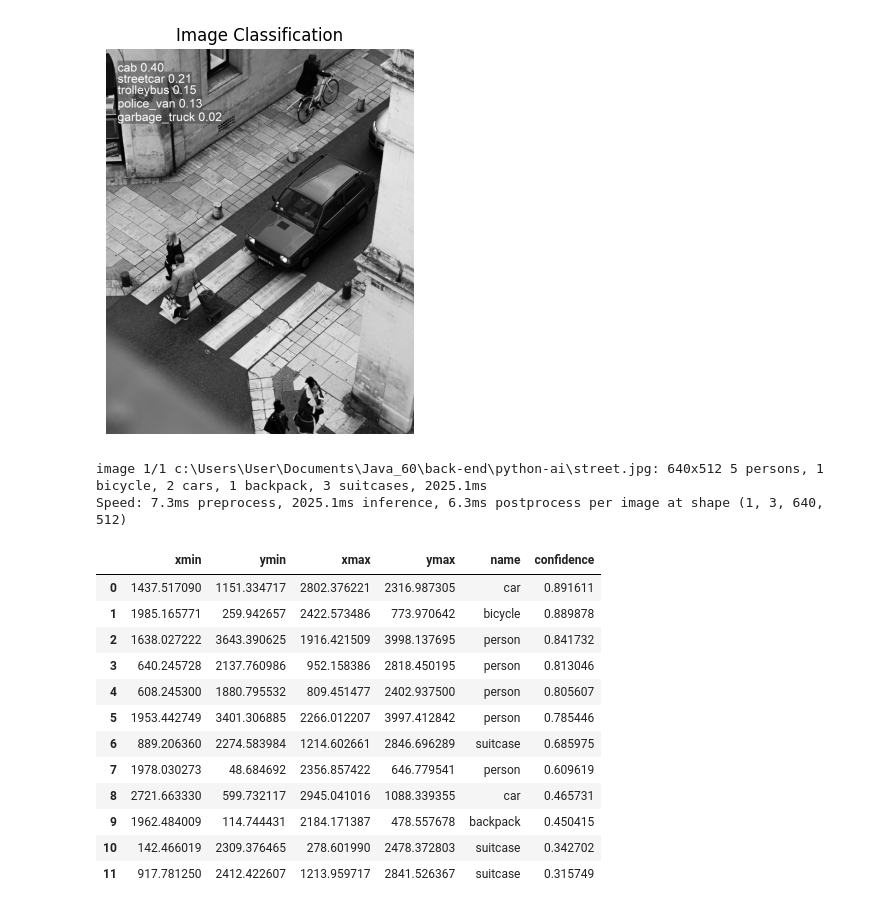
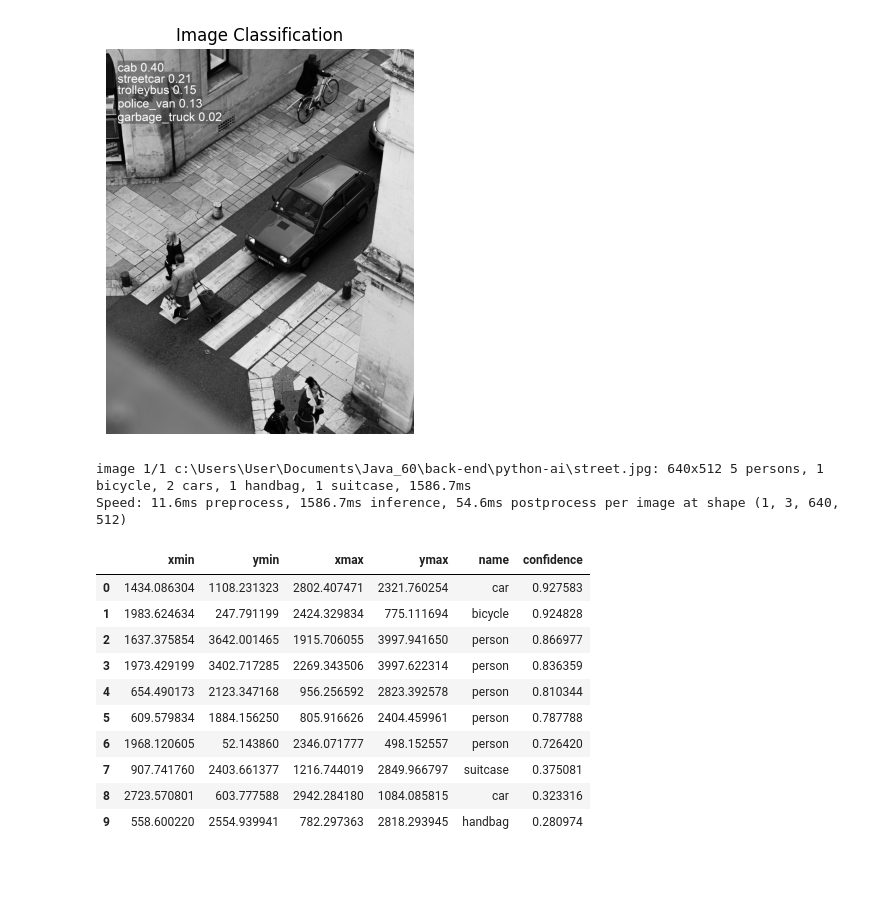
Before and after one commit to java-60TelRan/python-ai, a Jupyter notebook: yolo_test_nb.ipynb, the cells around one changed output. Cells and saved outputs as stored; diff of their text form; code cells hidden in the pictures; blank space fills up the shorter version.

```diff
--- a/yolo_test_nb.ipynb
+++ b/yolo_test_nb.ipynb
@@ -41,31 +41,29 @@ Speed: 203.7ms preprocess, 700.0ms inference, 1.2ms postprocess per image at sha
 [figure]
 # %%
 import pandas as pd
-model = YOLO("yolov8m.pt")
+model = YOLO("yolov8m-seg.pt")
 results = model('street.jpg')
 boxes = results[0].boxes
 xyxy = boxes.xyxy.cpu().numpy()
 cls = boxes.cls.cpu().numpy()
 conf = boxes.conf.cpu().numpy()
 allNames = results[0].names
 names = [allNames[c] for c in cls]
 df = pd.DataFrame(xyxy, columns=["xmin", "ymin", "xmax", "ymax"])
 df["name"] = names
 df["confidence"] = conf
 df
 # %% [output]
-image 1/1 c:\Users\User\Documents\Java_60\back-end\python-ai\street.jpg: 640x512 5 persons, 1 bicycle, 2 cars, 1 backpack, 3 suitcases, 2025.1ms
-Speed: 7.3ms preprocess, 2025.1ms inference, 6.3ms postprocess per image at shape (1, 3, 640, 512)
+image 1/1 c:\Users\User\Documents\Java_60\back-end\python-ai\street.jpg: 640x512 5 persons, 1 bicycle, 2 cars, 1 handbag, 1 suitcase, 1586.7ms
+Speed: 11.6ms preprocess, 1586.7ms inference, 54.6ms postprocess per image at shape (1, 3, 640, 512)
 |  | xmin | ymin | xmax | ymax | name | confidence |
-| 0 | 1437.517090 | 1151.334717 | 2802.376221 | 2316.987305 | car | 0.891611 |
-| 1 | 1985.165771 | 259.942657 | 2422.573486 | 773.970642 | bicycle | 0.889878 |
-| 2 | 1638.027222 | 3643.390625 | 1916.421509 | 3998.137695 | person | 0.841732 |
-| 3 | 640.245728 | 2137.760986 | 952.158386 | 2818.450195 | person | 0.813046 |
-| 4 | 608.245300 | 1880.795532 | 809.451477 | 2402.937500 | person | 0.805607 |
-| 5 | 1953.442749 | 3401.306885 | 2266.012207 | 3997.412842 | person | 0.785446 |
-| 6 | 889.206360 | 2274.583984 | 1214.602661 | 2846.696289 | suitcase | 0.685975 |
-| 7 | 1978.030273 | 48.684692 | 2356.857422 | 646.779541 | person | 0.609619 |
-| 8 | 2721.663330 | 599.732117 | 2945.041016 | 1088.339355 | car | 0.465731 |
-| 9 | 1962.484009 | 114.744431 | 2184.171387 | 478.557678 | backpack | 0.450415 |
-| 10 | 142.466019 | 2309.376465 | 278.601990 | 2478.372803 | suitcase | 0.342702 |
-| 11 | 917.781250 | 2412.422607 | 1213.959717 | 2841.526367 | suitcase | 0.315749 |
+| 0 | 1434.086304 | 1108.231323 | 2802.407471 | 2321.760254 | car | 0.927583 |
+| 1 | 1983.624634 | 247.791199 | 2424.329834 | 775.111694 | bicycle | 0.924828 |
+| 2 | 1637.375854 | 3642.001465 | 1915.706055 | 3997.941650 | person | 0.866977 |
+| 3 | 1973.429199 | 3402.717285 | 2269.343506 | 3997.622314 | person | 0.836359 |
+| 4 | 654.490173 | 2123.347168 | 956.256592 | 2823.392578 | person | 0.810344 |
+| 5 | 609.579834 | 1884.156250 | 805.916626 | 2404.459961 | person | 0.787788 |
+| 6 | 1968.120605 | 52.143860 | 2346.071777 | 498.152557 | person | 0.726420 |
+| 7 | 907.741760 | 2403.661377 | 1216.744019 | 2849.966797 | suitcase | 0.375081 |
+| 8 | 2723.570801 | 603.777588 | 2942.284180 | 1084.085815 | car | 0.323316 |
+| 9 | 558.600220 | 2554.939941 | 782.297363 | 2818.293945 | handbag | 0.280974 |
```
Also changed, not shown: 1 other file.
